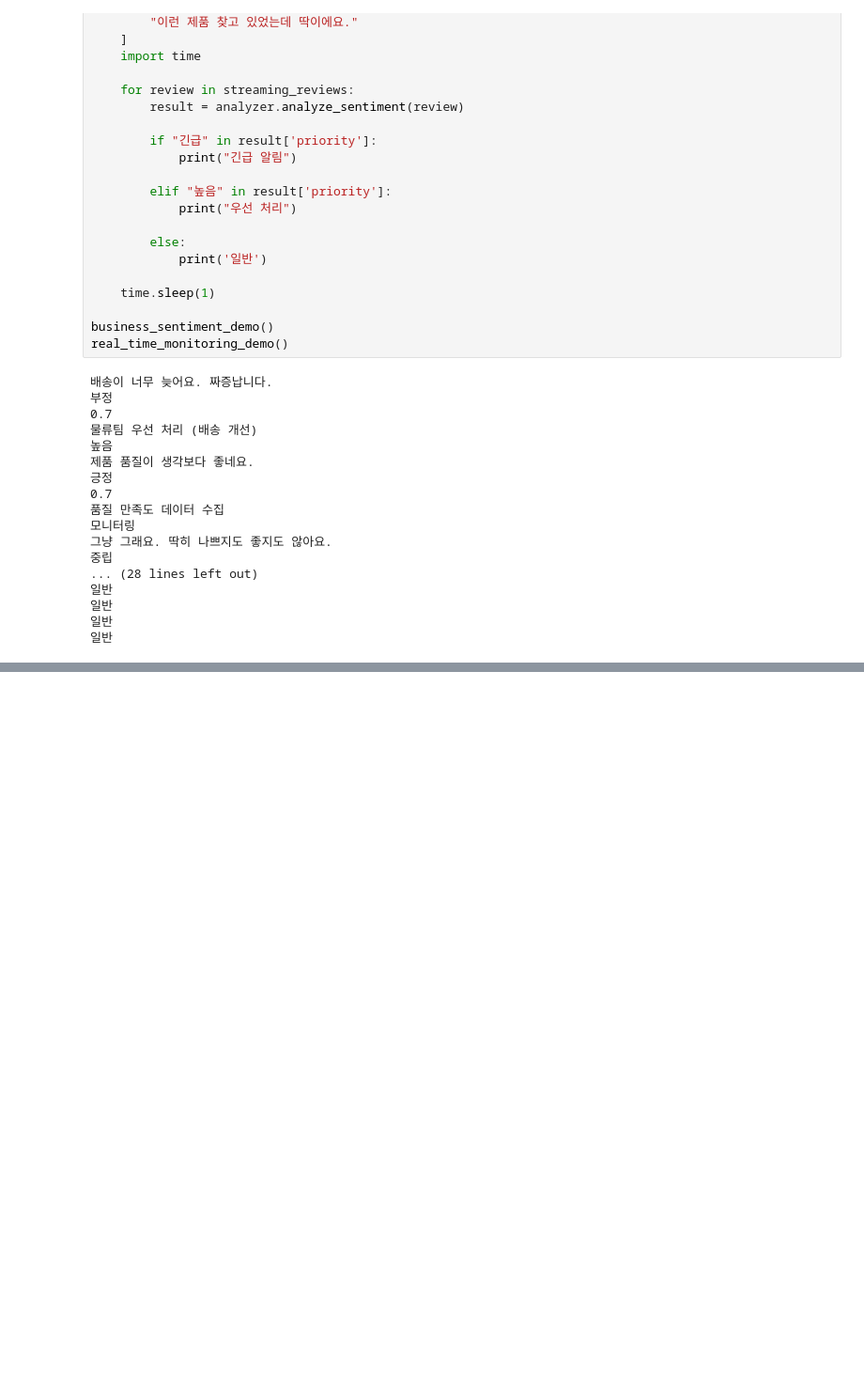
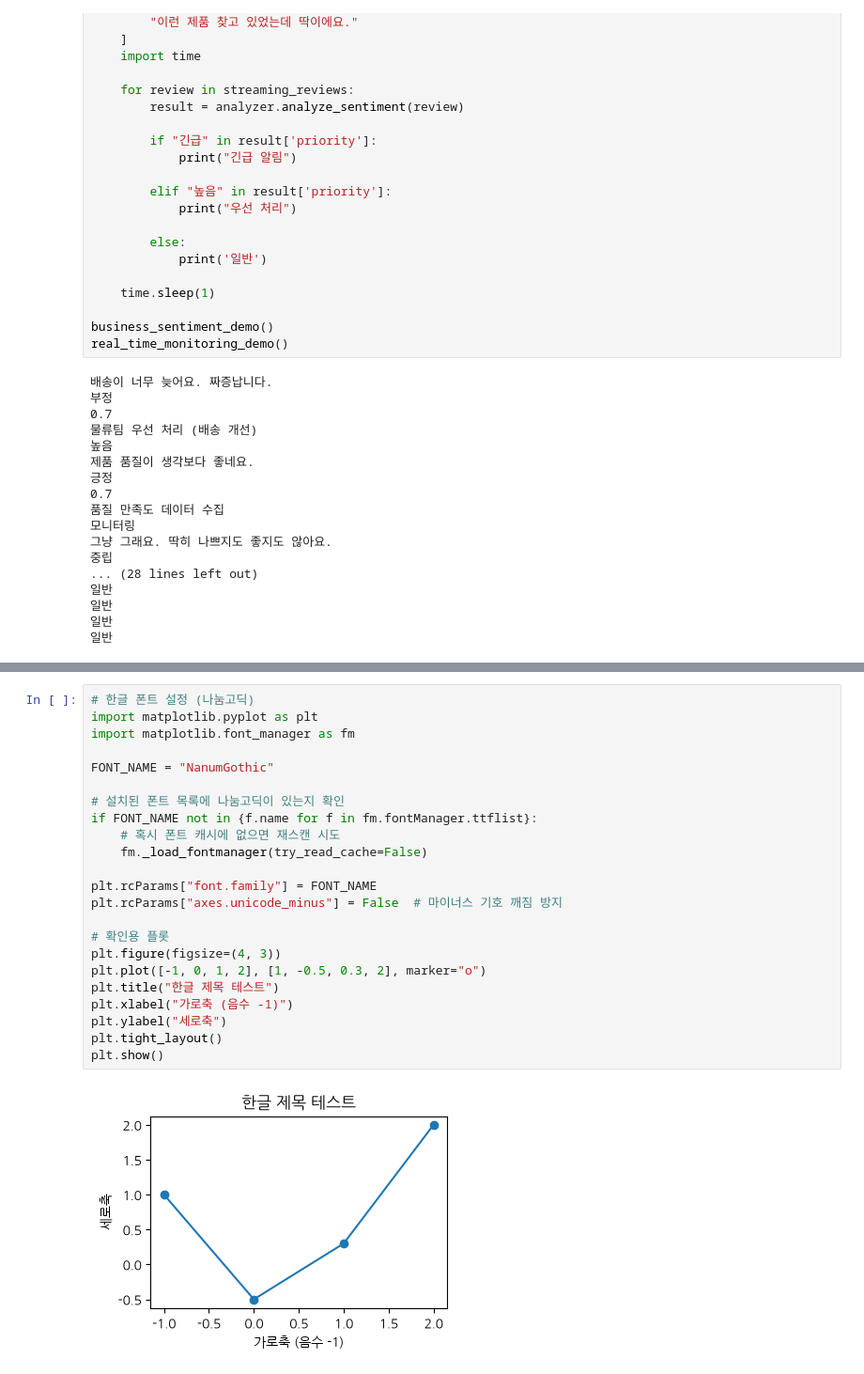
Before and after one commit to jhy5317/deep-learning-basic, a Jupyter notebook: 9.ipynb, the cells around one changed output, grey strips where cells are left out. Shown at 94% size. Cells and saved outputs as stored; diff of their text form; blank space fills up the shorter version.

```diff
--- a/9.ipynb
+++ b/9.ipynb
@@ -178,0 +268,25 @@ real_time_monitoring_demo()
+# %%
+# 한글 폰트 설정 (나눔고딕)
+import matplotlib.pyplot as plt
+import matplotlib.font_manager as fm
+
+FONT_NAME = "NanumGothic"
+
+# 설치된 폰트 목록에 나눔고딕이 있는지 확인
+if FONT_NAME not in {f.name for f in fm.fontManager.ttflist}:
+    # 혹시 폰트 캐시에 없으면 재스캔 시도
+    fm._load_fontmanager(try_read_cache=False)
+
+plt.rcParams["font.family"] = FONT_NAME
+plt.rcParams["axes.unicode_minus"] = False  # 마이너스 기호 깨짐 방지
+
+# 확인용 플롯
+plt.figure(figsize=(4, 3))
+plt.plot([-1, 0, 1, 2], [1, -0.5, 0.3, 2], marker="o")
+plt.title("한글 제목 테스트")
+plt.xlabel("가로축 (음수 -1)")
+plt.ylabel("세로축")
+plt.tight_layout()
+plt.show()
+# %% [output]
+[figure, added]
```
Also changed, not shown: parts of 5 cells of this notebook, 1 other file.
